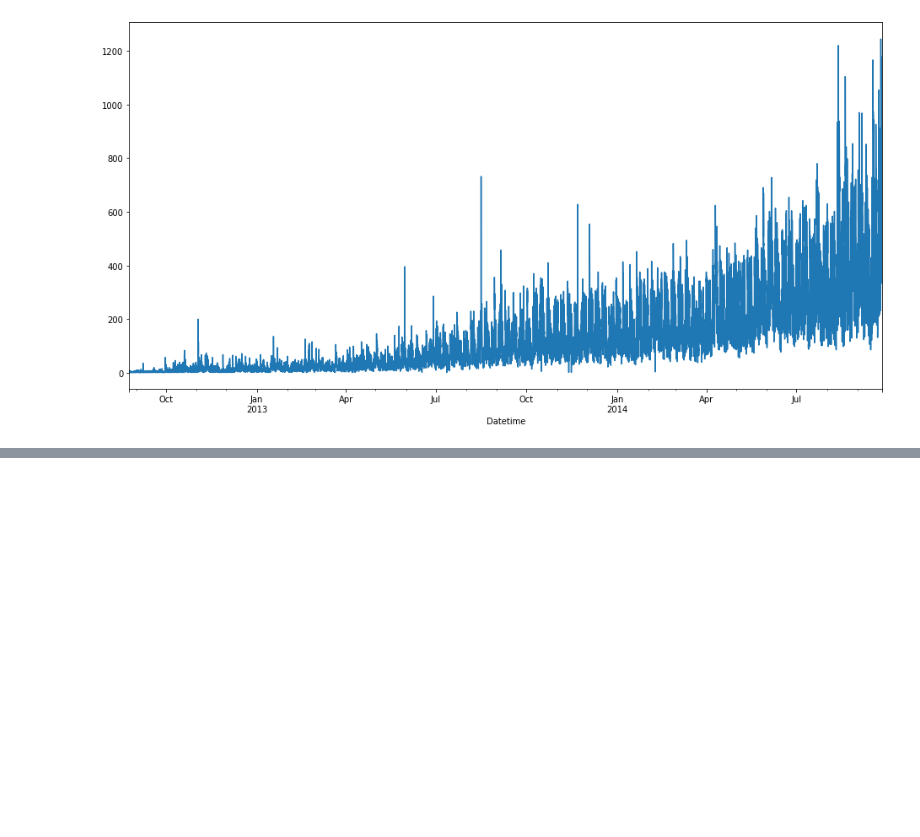
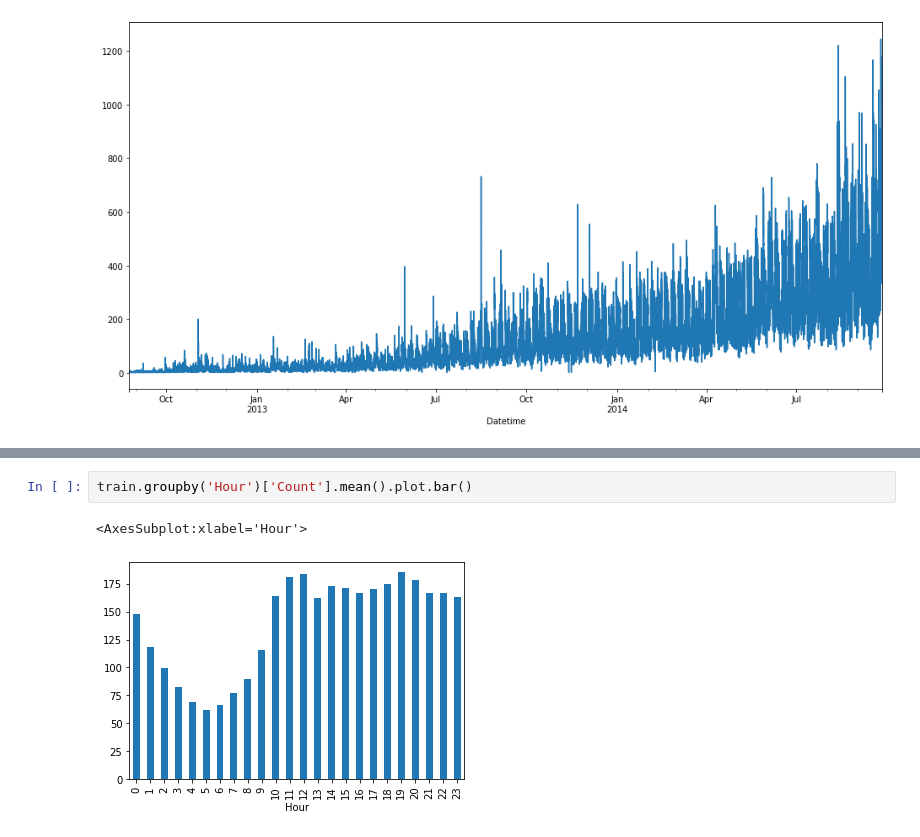
Before and after one commit to basel-ay/Transportation-Forecasting, a Jupyter notebook: Time_Series_Analysis_on_Transportation.ipynb, the cells around one changed output, grey strips where cells are left out. Drawn from its saved outputs; the diff is of its cells as text; blank space fills up the shorter version.

```diff
--- a/Time_Series_Analysis_on_Transportation.ipynb
+++ b/Time_Series_Analysis_on_Transportation.ipynb
@@ -124,0 +141,5 @@ train['Count'].plot()
+# %%
+train.groupby('Hour')['Count'].mean().plot.bar()
+# %% [output]
+<AxesSubplot:xlabel='Hour'>
+[figure, added]
```
Also changed, not shown: parts of 11 cells of this notebook.
